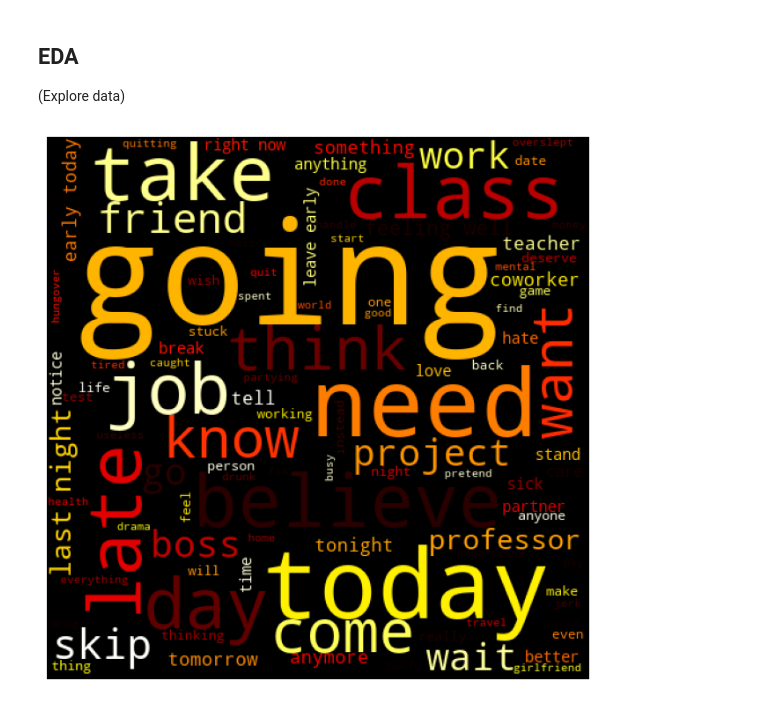
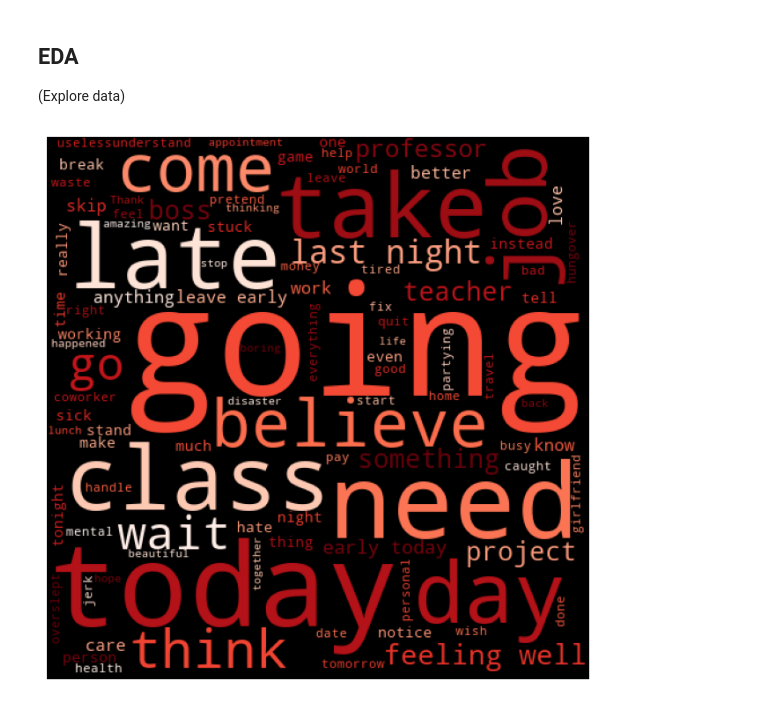
Before and after one commit to whettenr/text-checker-tutorial, a Jupyter notebook: TextConfirmationDetector.ipynb, the cells around one changed output. Drawn from its saved outputs; the diff is of its cells as text; code cells hidden in the pictures.

```diff
--- a/TextConfirmationDetector.ipynb
+++ b/TextConfirmationDetector.ipynb
@@ -27,3 +28,14 @@ re.sub('.\[(.*?)\].', '', neg_sents[1])
 "Good morning I'm running a few minutes late today due to traffic. I should be in the office by"
 # %%
 neg_sents = [re.sub('.\[(.*?)\].', '', s) for s in neg_sents]
+# %%
+train_pos = pos_sents[:int(len(pos_sents) * .8)]
+val_pos = pos_sents[int(len(pos_sents) * .8):]
+
+train_neg = neg_sents[:int(len(neg_sents) * .8)]
+val_neg = neg_sents[int(len(neg_sents) * .8):]
+
+print('Train pos: ', len(train_pos))
+print('Val pos: ', len(val_pos))
+print('Train neg: ', len(train_neg))
+print('Val neg: ', len(val_neg))
@@ -29,0 +52,12 @@ neg_sents = [re.sub('.\[(.*?)\].', '', s) for s in neg_sents]
+# %%
+train_df = pd.DataFrame({
+    'target': [1] * len(train_pos) + [0] * len(train_neg),
+    'text': train_pos + train_neg,
+})
+
+val_df = pd.DataFrame({
+    'target': [1] * len(val_pos) + [0] * len(val_neg),
+    'text': val_pos + val_neg,
+})
+
+train_df.head()
@@ -33,18 +74,23 @@ neg_sents = [re.sub('.\[(.*?)\].', '', s) for s in neg_sents]
 (Explore data)
 # %%
 # combine all text together
-pos_all = ' '.join(pos_sents)
-neg_all = ' '.join(neg_sents)
+pos_all = ' '.join(train_df[train_df.target == 1].text)
+neg_all = ' '.join(train_df[train_df.target == 0].text)
 # %%
 from wordcloud import WordCloud
 
-cloud = WordCloud(max_words=100,width=480, height=480, background_color='black', colormap='hot')
+cloud = WordCloud(max_words=100,width=480, height=480, background_color='black', colormap='Reds')
 cloud.generate_from_text(pos_all)
-cloud.generate_from_text(neg_all)
+
+# cloud = WordCloud(max_words=100,width=480, height=480, background_color='black', colormap='Greens')
+# cloud.generate_from_text(neg_all)
 
 plt.figure(figsize=(12,8), dpi=100)
 plt.imshow(cloud)
 plt.axis('off')
+
+# plt.savefig('pos_sent_cloud.png', bbox_inches='tight', pad_inches=0, dpi=1000)
+# plt.savefig('neg_sent_cloud.png', bbox_inches='tight', pad_inches=0, dpi=1000)
 plt.show()
 # %% [output]
-[figure, old version]
+[figure, new version]
```
Also changed, not shown: parts of 21 cells of this notebook.
